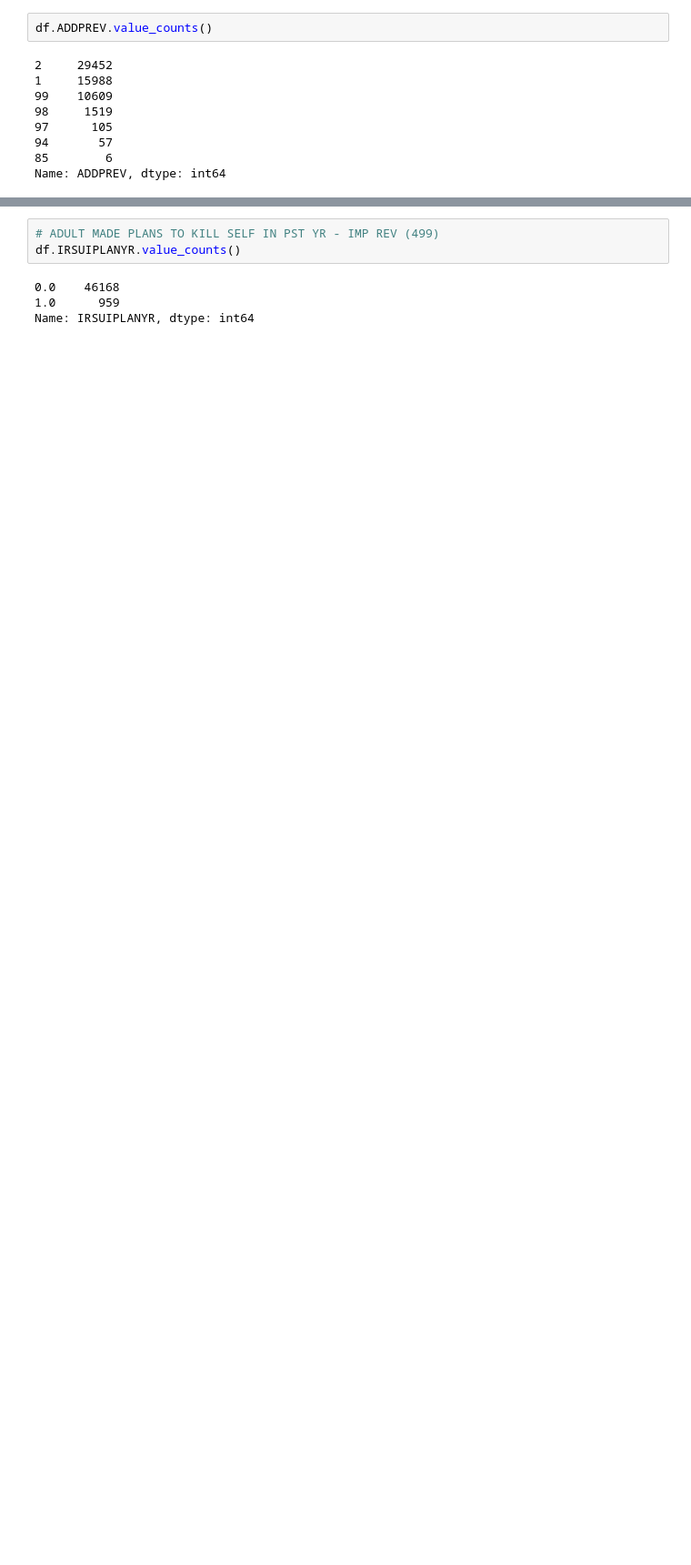
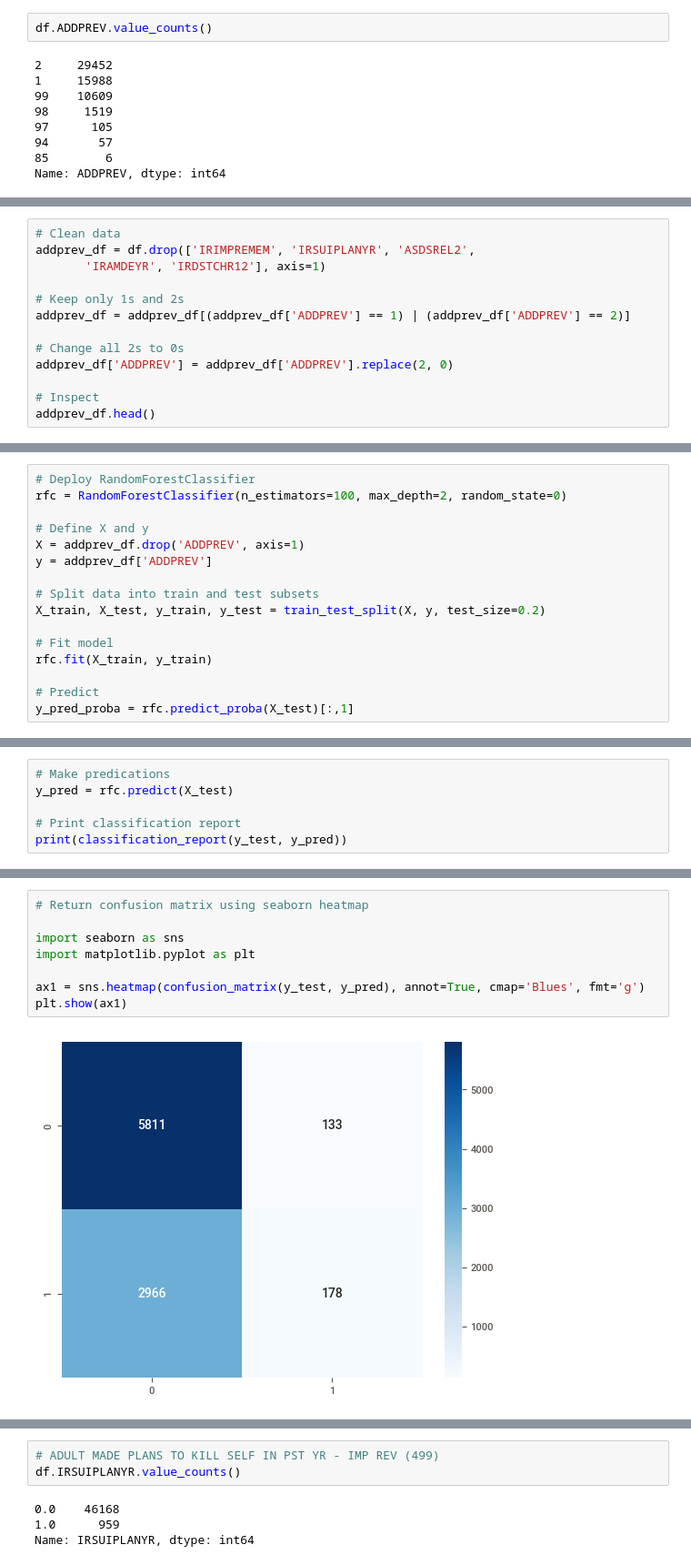
Before and after one commit to melissaprax/substance-use-mental-illness-analysis, a Jupyter notebook: fresh_look.ipynb, the cells around one changed output, grey strips where cells are left out. Shown: that part at 91% size. Drawn from its saved outputs; the diff is of its cells as text; blank space fills up the shorter version.

```diff
--- a/fresh_look.ipynb
+++ b/fresh_look.ipynb
@@ -111,0 +162,13 @@ Name: ADDPREV, dtype: int64
+# %%
+# Clean data
+addprev_df = df.drop(['IRIMPREMEM', 'IRSUIPLANYR', 'ASDSREL2',
+       'IRAMDEYR', 'IRDSTCHR12'], axis=1)
+
+# Keep only 1s and 2s
+addprev_df = addprev_df[(addprev_df['ADDPREV'] == 1) | (addprev_df['ADDPREV'] == 2)]
+
+# Change all 2s to 0s
+addprev_df['ADDPREV'] = addprev_df['ADDPREV'].replace(2, 0)
+
+# Inspect
+addprev_df.head()
@@ -111,0 +190,16 @@ Name: ADDPREV, dtype: int64
+# %%
+# Deploy RandomForestClassifier
+rfc = RandomForestClassifier(n_estimators=100, max_depth=2, random_state=0)
+
+# Define X and y
+X = addprev_df.drop('ADDPREV', axis=1)
+y = addprev_df['ADDPREV']
+
+# Split data into train and test subsets
+X_train, X_test, y_train, y_test = train_test_split(X, y, test_size=0.2)
+
+# Fit model
+rfc.fit(X_train, y_train)
+
+# Predict
+y_pred_proba = rfc.predict_proba(X_test)[:,1]
@@ -111,0 +214,6 @@ Name: ADDPREV, dtype: int64
+# %%
+# Make predications
+y_pred = rfc.predict(X_test)
+
+# Print classification report
+print(classification_report(y_test, y_pred))
@@ -111,0 +229,10 @@ Name: ADDPREV, dtype: int64
+# %%
+# Return confusion matrix using seaborn heatmap
+
+import seaborn as sns
+import matplotlib.pyplot as plt
+
+ax1 = sns.heatmap(confusion_matrix(y_test, y_pred), annot=True, cmap='Blues', fmt='g')
+plt.show(ax1)
+# %% [output]
+[figure, added]
```
Also changed, not shown: parts of 14 cells of this notebook.
